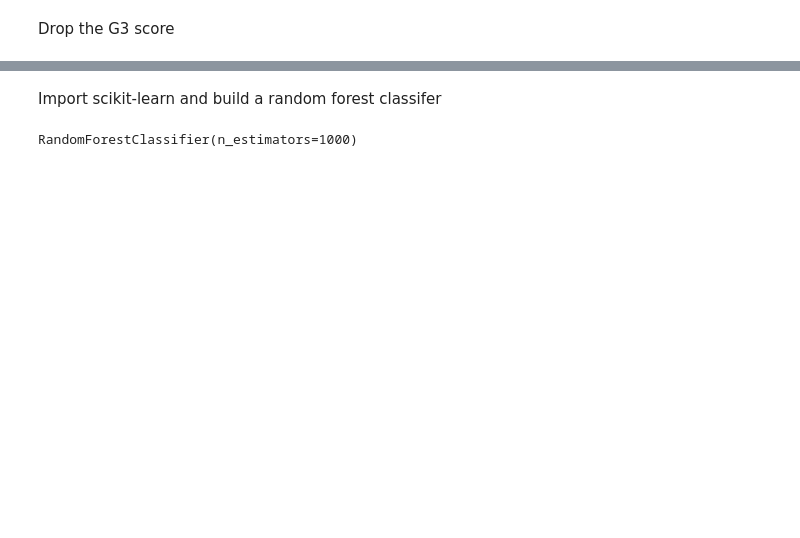
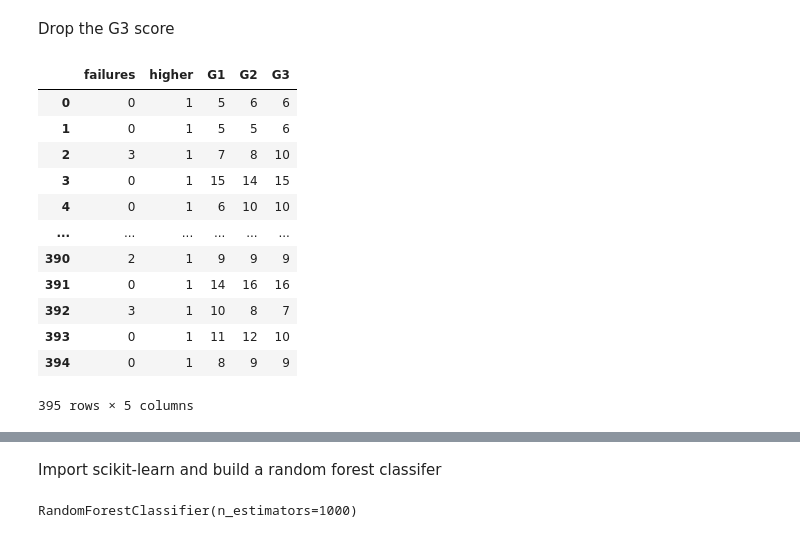
Before and after one commit to CMU-313/fall-22-hw4-f4, a Jupyter notebook: model_build.ipynb, the cells around one changed output, grey strips where cells are left out. Drawn from its saved outputs; the diff is of its cells as text; code cells hidden in the pictures; blank space fills up the shorter version.

```diff
--- a/model_build.ipynb
+++ b/model_build.ipynb
@@ -84,0 +115,26 @@ df.drop(columns=df.columns.difference(include), inplace=True)
+# %%
+# higherOneHot = pd.get_dummies(df['higher'])
+# # Drop column B as it is now encoded
+# df = df.drop('higher',axis = 1)
+# # Join the encoded df
+# df = df.join(higherOneHot)
+# df.rename(columns = {'no':'higherNo'}, inplace = True)
+# df.rename(columns = {'no':'higherYes'}, inplace = True)
+# df
+
+df.higher = df.higher.map({'yes': 1, 'no': 0})
+df
+# %% [output]
+|  | failures | higher | G1 | G2 | G3 |
+| 0 | 0 | 1 | 5 | 6 | 6 |
+| 1 | 0 | 1 | 5 | 5 | 6 |
+| 2 | 3 | 1 | 7 | 8 | 10 |
+| 3 | 0 | 1 | 15 | 14 | 15 |
+| 4 | 0 | 1 | 6 | 10 | 10 |
+| ... | ... | ... | ... | ... | ... |
+| 390 | 2 | 1 | 9 | 9 | 9 |
+| 391 | 0 | 1 | 14 | 16 | 16 |
+| 392 | 3 | 1 | 10 | 8 | 7 |
+| 393 | 0 | 1 | 11 | 12 | 10 |
+| 394 | 0 | 1 | 8 | 9 | 9 |
+395 rows × 5 columns
```
Also changed, not shown: parts of 17 cells of this notebook, 3 other files.
